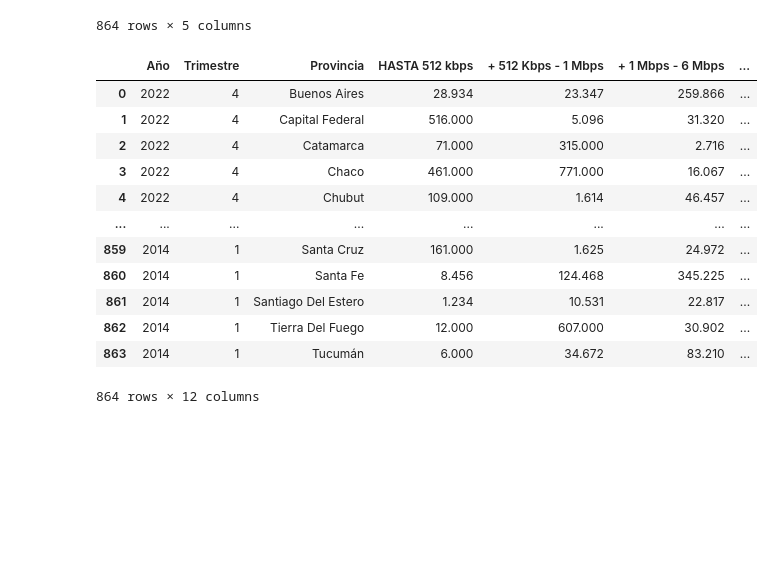
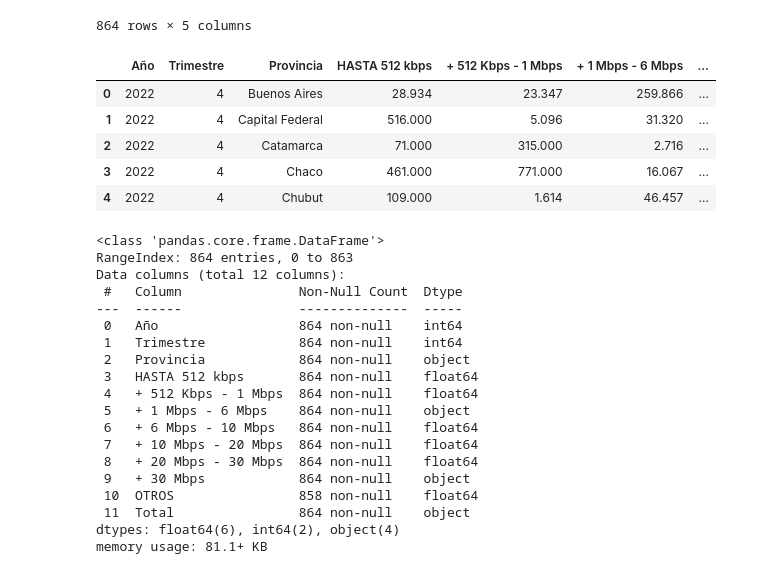
Before and after one commit to rafaelalvarez702/Telecomunicaciones, a Jupyter notebook: ETL.ipynb, the cells around one changed output. Saved outputs shown, nothing was run; the diff lists cells and outputs as text; code cells hidden in the pictures; blank space fills up the shorter version.

```diff
--- a/ETL.ipynb
+++ b/ETL.ipynb
@@ -134,22 +135,36 @@ df_int_penetracion_prov
 | 71 | 2022 | 2 | Tucumán | 14.69 | 59.31 |
 | 95 | 2022 | 1 | Tucumán | 14.22 | 57.39 |
 864 rows × 5 columns
-# %%
-df4= pd.read_csv('04_Internet_Accesos-por-velocidadbajapro.csv')
 # %%
 # revisamos el dataframe
-df4
+df4.head()
 # %% [output]
 |  | Año | Trimestre | Provincia | HASTA 512 kbps | + 512 Kbps - 1 Mbps | + 1 Mbps - 6 Mbps | ... |
 | 0 | 2022 | 4 | Buenos Aires | 28.934 | 23.347 | 259.866 | ... |
 | 1 | 2022 | 4 | Capital Federal | 516.000 | 5.096 | 31.320 | ... |
 | 2 | 2022 | 4 | Catamarca | 71.000 | 315.000 | 2.716 | ... |
 | 3 | 2022 | 4 | Chaco | 461.000 | 771.000 | 16.067 | ... |
 | 4 | 2022 | 4 | Chubut | 109.000 | 1.614 | 46.457 | ... |
-| ... | ... | ... | ... | ... | ... | ... | ... |
-| 859 | 2014 | 1 | Santa Cruz | 161.000 | 1.625 | 24.972 | ... |
-| 860 | 2014 | 1 | Santa Fe | 8.456 | 124.468 | 345.225 | ... |
-| 861 | 2014 | 1 | Santiago Del Estero | 1.234 | 10.531 | 22.817 | ... |
-| 862 | 2014 | 1 | Tierra Del Fuego | 12.000 | 607.000 | 30.902 | ... |
-| 863 | 2014 | 1 | Tucumán | 6.000 | 34.672 | 83.210 | ... |
-864 rows × 12 columns
+# %%
+# Verificamos tipo de datos y nulos
+df4.info()
+# %% [output]
+<class 'pandas.core.frame.DataFrame'>
+RangeIndex: 864 entries, 0 to 863
+Data columns (total 12 columns):
+ #   Column               Non-Null Count  Dtype
+---  ------               --------------  -----
+ 0   Año                  864 non-null    int64
+ 1   Trimestre            864 non-null    int64
+ 2   Provincia            864 non-null    object
+ 3   HASTA 512 kbps       864 non-null    float64
+ 4   + 512 Kbps - 1 Mbps  864 non-null    float64
+ 5   + 1 Mbps - 6 Mbps    864 non-null    object
+ 6   + 6 Mbps - 10 Mbps   864 non-null    float64
+ 7   + 10 Mbps - 20 Mbps  864 non-null    float64
+ 8   + 20 Mbps - 30 Mbps  864 non-null    float64
+ 9   + 30 Mbps            864 non-null    object
+ 10  OTROS                858 non-null    float64
+ 11  Total                864 non-null    object
+dtypes: float64(6), int64(2), object(4)
+memory usage: 81.1+ KB
```
Also changed, not shown: parts of 104 cells of this notebook, 4 other files.
